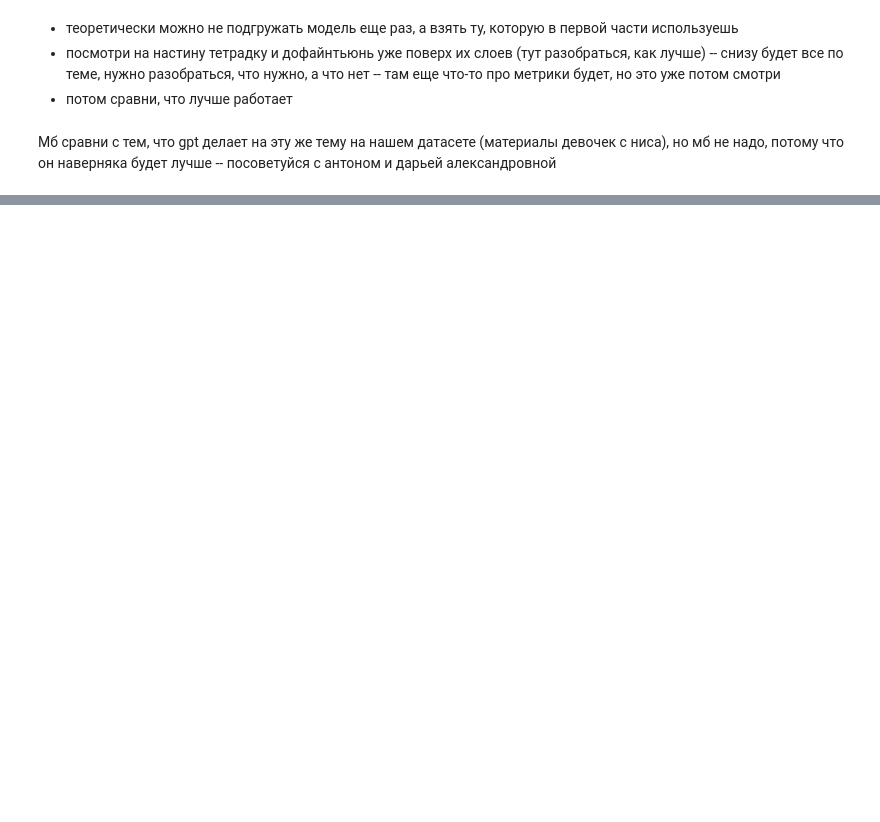
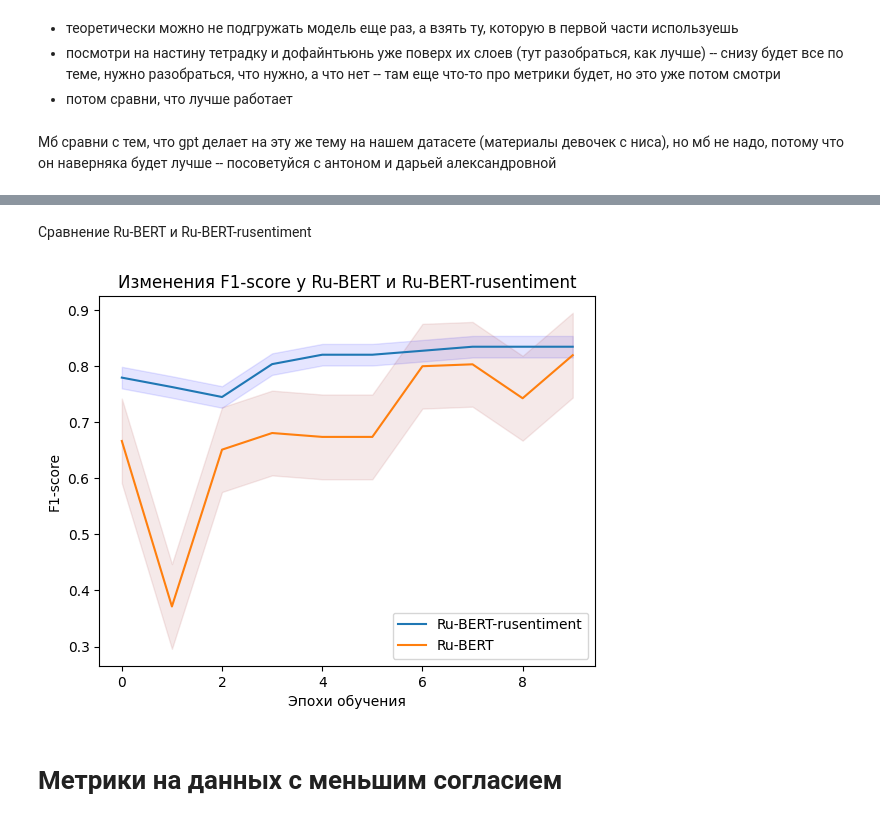
Before and after one commit to MaryObr/coursework, a Jupyter notebook: Coursework.ipynb, the cells around one changed output, grey strips where cells are left out. Cells and saved outputs as stored; diff of their text form; code cells hidden in the pictures; blank space fills up the shorter version.

```diff
--- a/Coursework.ipynb
+++ b/Coursework.ipynb
@@ -1000,0 +1247,25 @@ final_df = final_df.sample(frac=1) # финальная версия датаб
+# %% [markdown]
+Сравнение Ru-BERT и Ru-BERT-rusentiment
+# %%
+f1_sent = [0.779661, 0.762887, 0.745098, 0.803738, 0.820513, 0.820513, 0.827586, 0.834783, 0.834783, 0.834783]
+f1_base = [0.666667, 0.371429, 0.651163, 0.680851, 0.673913, 0.673913, 0.800000, 0.803419, 0.742857, 0.819672]
+
+ci_1 = 1.96 * np.std(f1_sent)/np.sqrt(10)
+ci_2 = 1.96 * np.std(f1_base)/np.sqrt(10)
+
+
+fig, ax = plt.subplots()
+ax.plot(f1_sent, label = "Ru-BERT")
+ax.plot(f1_base, label = "Ru-BERT-rusentiment")
+ax.fill_between(range(0,10), (f1_sent-ci_1), (f1_sent+ci_1), color='b', alpha=.1)
+ax.fill_between(range(0,10), (f1_base-ci_2), (f1_base+ci_2), color='brown', alpha=.1)
+
+plt.xlabel("Эпохи обучения")
+plt.ylabel("F1-score")
+plt.gca().legend(("Ru-BERT-rusentiment","Ru-BERT"))
+plt.title("Изменения F1-score у Ru-BERT и Ru-BERT-rusentiment")
+plt.show()
+# %% [output]
+[figure, added]
+# %% [markdown]
+# Метрики на данных с меньшим согласием
```
Also changed, not shown: parts of 119 cells of this notebook.
